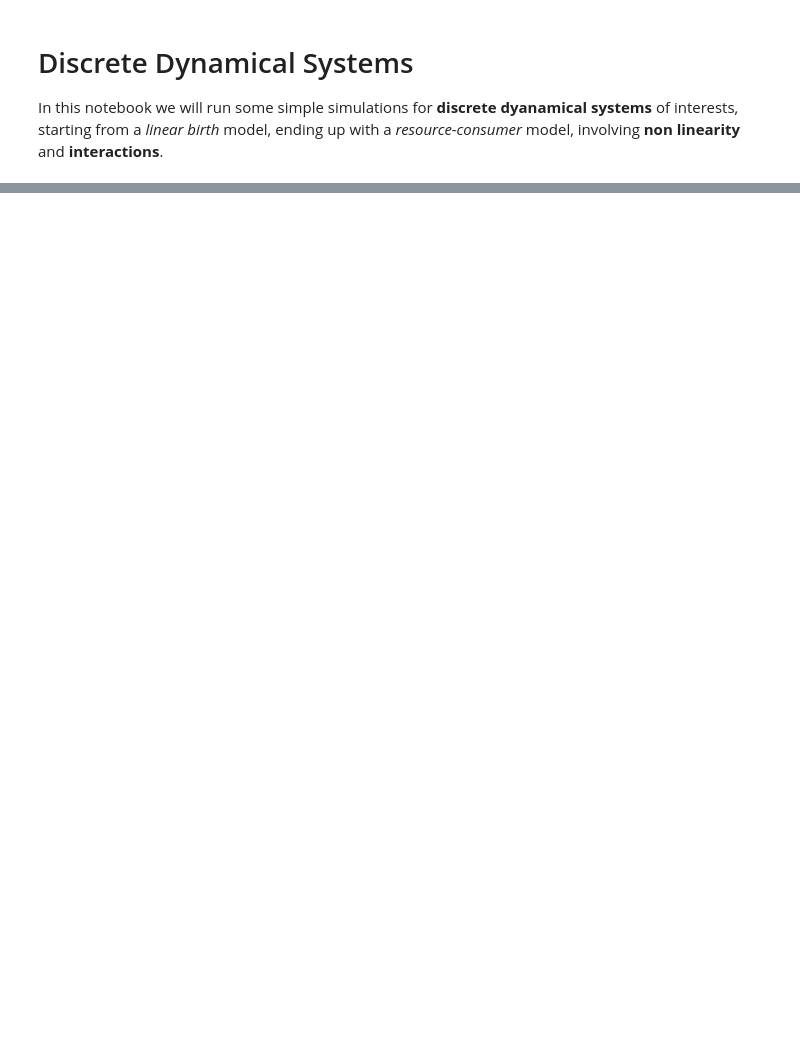
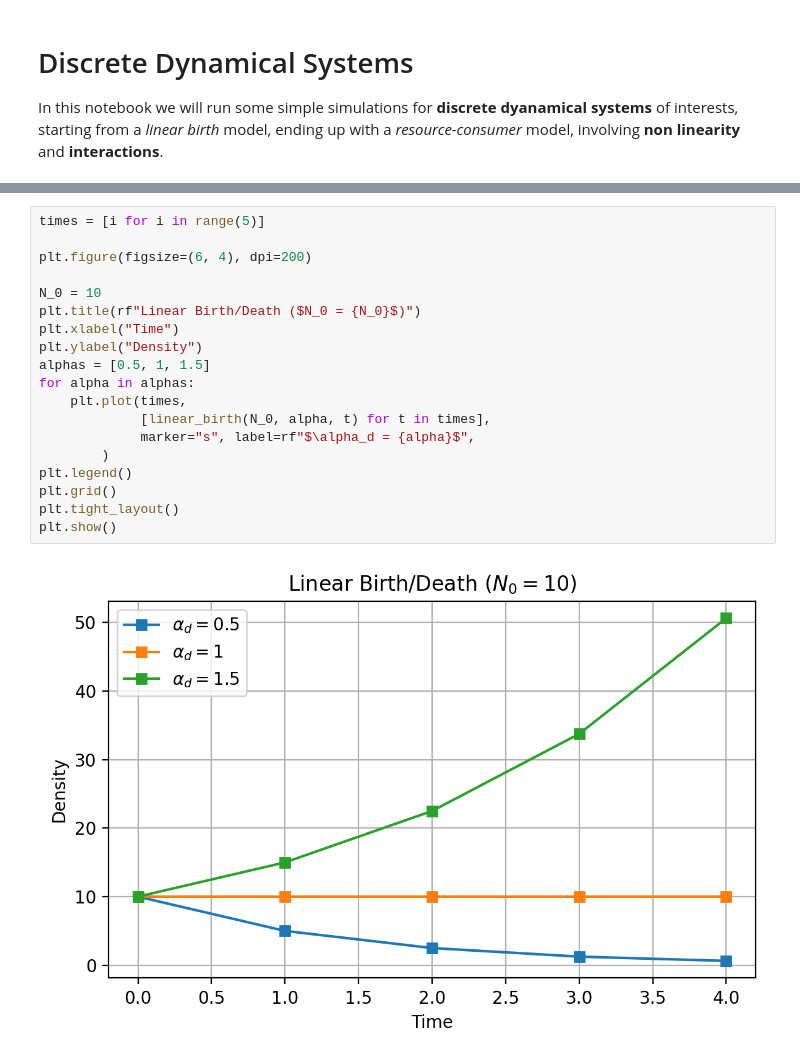
Before and after one commit to FedericoBustaffa/cmcs, a Jupyter notebook: discrete.ipynb, the cells around one changed output, grey strips where cells are left out. Cells and saved outputs as stored; diff of their text form; blank space fills up the shorter version.

```diff
--- a/discrete.ipynb
+++ b/discrete.ipynb
@@ -38,0 +92,21 @@ def linear_birth(n0, lam, sigma, delta, t):
+# %%
+times = [i for i in range(5)]
+
+plt.figure(figsize=(6, 4), dpi=200)
+
+N_0 = 10
+plt.title(rf"Linear Birth/Death ($N_0 = {N_0}$)")
+plt.xlabel("Time")
+plt.ylabel("Density")
+alphas = [0.5, 1, 1.5]
+for alpha in alphas:
+    plt.plot(times,
+             [linear_birth(N_0, alpha, t) for t in times],
+             marker="s", label=rf"$\alpha_d = {alpha}$",
+        )
+plt.legend()
+plt.grid()
+plt.tight_layout()
+plt.show()
+# %% [output]
+[figure, added]
```
Also changed, not shown: parts of 6 cells of this notebook.
